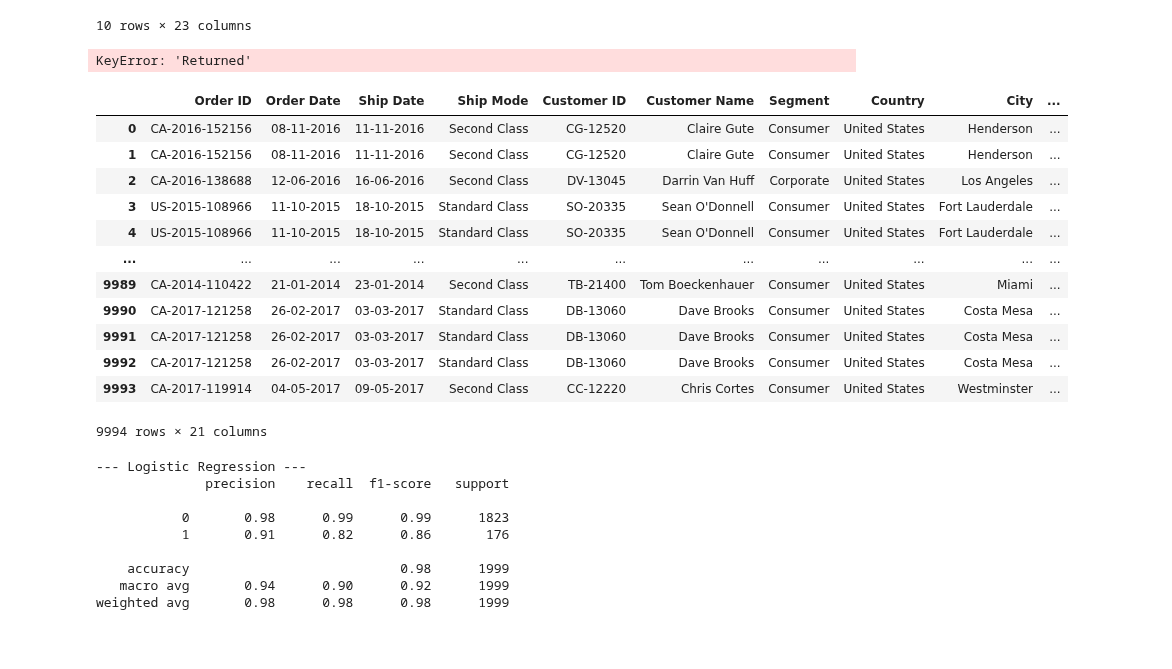
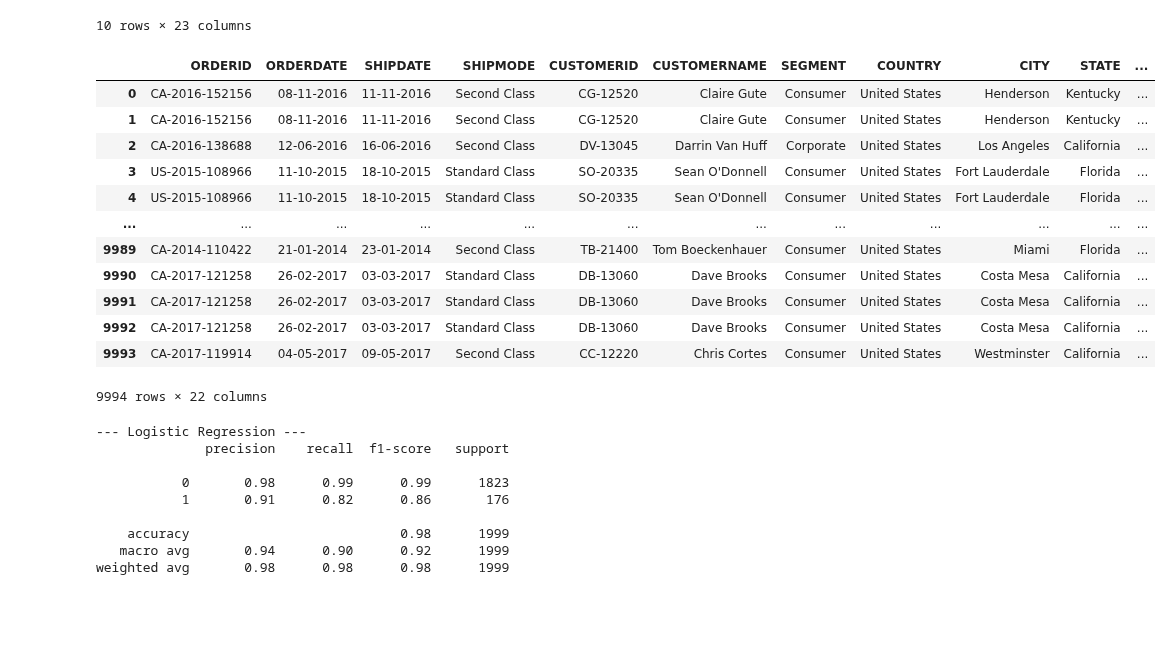
Before and after one commit to MandalaSandeep0704/Sandeep, a Jupyter notebook: Untitled.ipynb, the cells around one changed output. Drawn from its saved outputs; the diff is of its cells as text; code cells hidden in the pictures.

```diff
--- a/Untitled.ipynb
+++ b/Untitled.ipynb
@@ -86,25 +86,23 @@ final_data.tail(10)
 # %%
 #final_data = pd.merge(orders,returns,on = 'Order ID', how='left')
 # %%
-final_data['Return Status'] = final_data['Returned'].apply(lambda x:1 if x==True else 0)
+final_data['Return Status'] = final_data['RETURNED'].apply(lambda x:1 if x==True else 0)
-# %% [output]
-KeyError: 'Returned'
 # %%
-final_data.drop(columns=['Returned','Row ID'])
+final_data.drop(columns=['RETURNED','ROWID'])
 # %% [output]
-|  | Order ID | Order Date | Ship Date | Ship Mode | Customer ID | Customer Name | Segment | Country | City | ... |
-| 0 | CA-2016-152156 | 08-11-2016 | 11-11-2016 | Second Class | CG-12520 | Claire Gute | Consumer | United States | Henderson | ... |
-| 1 | CA-2016-152156 | 08-11-2016 | 11-11-2016 | Second Class | CG-12520 | Claire Gute | Consumer | United States | Henderson | ... |
-| 2 | CA-2016-138688 | 12-06-2016 | 16-06-2016 | Second Class | DV-13045 | Darrin Van Huff | Corporate | United States | Los Angeles | ... |
-| 3 | US-2015-108966 | 11-10-2015 | 18-10-2015 | Standard Class | SO-20335 | Sean O'Donnell | Consumer | United States | Fort Lauderdale | ... |
-| 4 | US-2015-108966 | 11-10-2015 | 18-10-2015 | Standard Class | SO-20335 | Sean O'Donnell | Consumer | United States | Fort Lauderdale | ... |
-| ... | ... | ... | ... | ... | ... | ... | ... | ... | ... | ... |
-| 9989 | CA-2014-110422 | 21-01-2014 | 23-01-2014 | Second Class | TB-21400 | Tom Boeckenhauer | Consumer | United States | Miami | ... |
-| 9990 | CA-2017-121258 | 26-02-2017 | 03-03-2017 | Standard Class | DB-13060 | Dave Brooks | Consumer | United States | Costa Mesa | ... |
-| 9991 | CA-2017-121258 | 26-02-2017 | 03-03-2017 | Standard Class | DB-13060 | Dave Brooks | Consumer | United States | Costa Mesa | ... |
-| 9992 | CA-2017-121258 | 26-02-2017 | 03-03-2017 | Standard Class | DB-13060 | Dave Brooks | Consumer | United States | Costa Mesa | ... |
-| 9993 | CA-2017-119914 | 04-05-2017 | 09-05-2017 | Second Class | CC-12220 | Chris Cortes | Consumer | United States | Westminster | ... |
+|  | ORDERID | ORDERDATE | SHIPDATE | SHIPMODE | CUSTOMERID | CUSTOMERNAME | SEGMENT | COUNTRY | CITY | STATE | ... |
+| 0 | CA-2016-152156 | 08-11-2016 | 11-11-2016 | Second Class | CG-12520 | Claire Gute | Consumer | United States | Henderson | Kentucky | ... |
+| 1 | CA-2016-152156 | 08-11-2016 | 11-11-2016 | Second Class | CG-12520 | Claire Gute | Consumer | United States | Henderson | Kentucky | ... |
+| 2 | CA-2016-138688 | 12-06-2016 | 16-06-2016 | Second Class | DV-13045 | Darrin Van Huff | Corporate | United States | Los Angeles | California | ... |
+| 3 | US-2015-108966 | 11-10-2015 | 18-10-2015 | Standard Class | SO-20335 | Sean O'Donnell | Consumer | United States | Fort Lauderdale | Florida | ... |
+| 4 | US-2015-108966 | 11-10-2015 | 18-10-2015 | Standard Class | SO-20335 | Sean O'Donnell | Consumer | United States | Fort Lauderdale | Florida | ... |
+| ... | ... | ... | ... | ... | ... | ... | ... | ... | ... | ... | ... |
+| 9989 | CA-2014-110422 | 21-01-2014 | 23-01-2014 | Second Class | TB-21400 | Tom Boeckenhauer | Consumer | United States | Miami | Florida | ... |
+| 9990 | CA-2017-121258 | 26-02-2017 | 03-03-2017 | Standard Class | DB-13060 | Dave Brooks | Consumer | United States | Costa Mesa | California | ... |
+| 9991 | CA-2017-121258 | 26-02-2017 | 03-03-2017 | Standard Class | DB-13060 | Dave Brooks | Consumer | United States | Costa Mesa | California | ... |
+| 9992 | CA-2017-121258 | 26-02-2017 | 03-03-2017 | Standard Class | DB-13060 | Dave Brooks | Consumer | United States | Costa Mesa | California | ... |
+| 9993 | CA-2017-119914 | 04-05-2017 | 09-05-2017 | Second Class | CC-12220 | Chris Cortes | Consumer | United States | Westminster | California | ... |
-9994 rows × 21 columns
+9994 rows × 22 columns
 # %%
 X = final_data.drop(columns=['Return Status'])
 y=final_data['Return Status']
```
